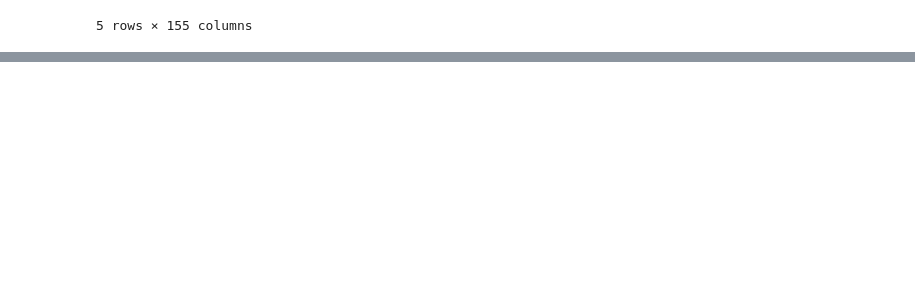
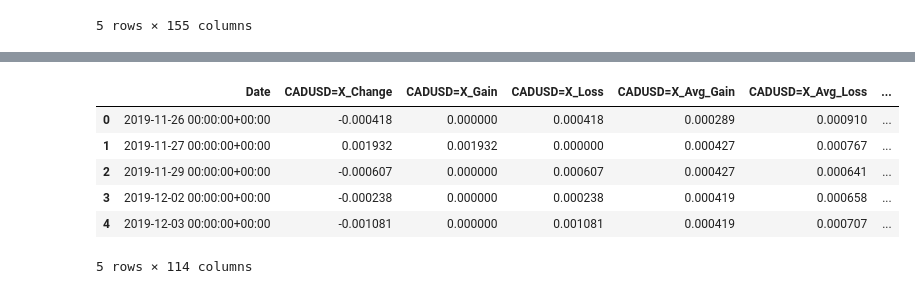
Before and after one commit to Arnabds/equity-vs-commodity, a Jupyter notebook: Minh_notebook/Minh_KNN_class.ipynb, the cells around one changed output, grey strips where cells are left out. Cells and saved outputs as stored; diff of their text form; code cells hidden in the pictures; blank space fills up the shorter version.

```diff
--- a/Minh_notebook/Minh_KNN_class.ipynb
+++ b/Minh_notebook/Minh_KNN_class.ipynb
@@ -69,0 +60,2 @@ df.head()
+# %%
+df = df.rename(columns={'F_Close_pred_class': 'F_prediction'})
@@ -69,0 +72,25 @@ df.head()
+# %%
+## Remove open, close, high, low, vol columns
+open_cols = [col for col in df.columns if '_Open' in col]
+close_cols = [col for col in df.columns if '_Close' in col]
+high_cols = [col for col in df.columns if '_High' in col]
+low_cols = [col for col in df.columns if '_Low' in col]
+vol_cols = [col for col in df.columns if '_Volume' in col]
+
+df = df.drop(columns=open_cols)
+df = df.drop(columns=close_cols)
+df = df.drop(columns=high_cols)
+df = df.drop(columns=low_cols)
+df = df.drop(columns=vol_cols)
+
+#df
+# %%
+df.head()
+# %% [output]
+|  | Date | CADUSD=X_Change | CADUSD=X_Gain | CADUSD=X_Loss | CADUSD=X_Avg_Gain | CADUSD=X_Avg_Loss | ... |
+| 0 | 2019-11-26 00:00:00+00:00 | -0.000418 | 0.000000 | 0.000418 | 0.000289 | 0.000910 | ... |
+| 1 | 2019-11-27 00:00:00+00:00 | 0.001932 | 0.001932 | 0.000000 | 0.000427 | 0.000767 | ... |
+| 2 | 2019-11-29 00:00:00+00:00 | -0.000607 | 0.000000 | 0.000607 | 0.000427 | 0.000641 | ... |
+| 3 | 2019-12-02 00:00:00+00:00 | -0.000238 | 0.000000 | 0.000238 | 0.000419 | 0.000658 | ... |
+| 4 | 2019-12-03 00:00:00+00:00 | -0.001081 | 0.000000 | 0.001081 | 0.000419 | 0.000707 | ... |
+5 rows × 114 columns
```
Also changed, not shown: parts of 31 cells of this notebook.
